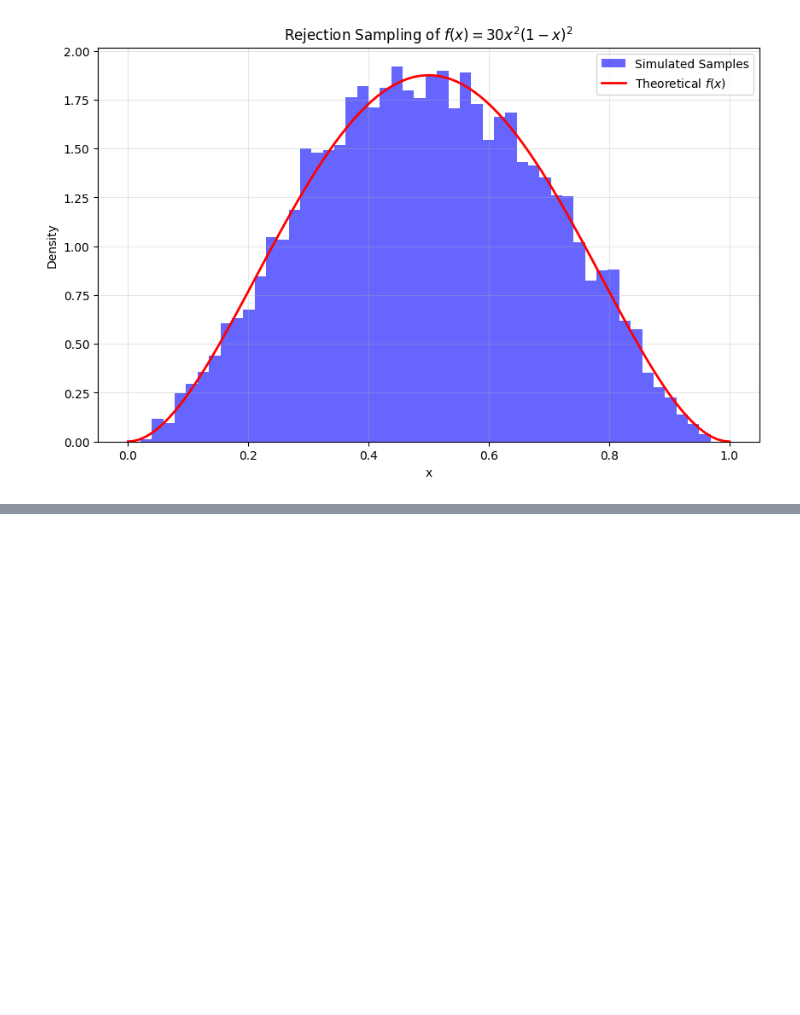
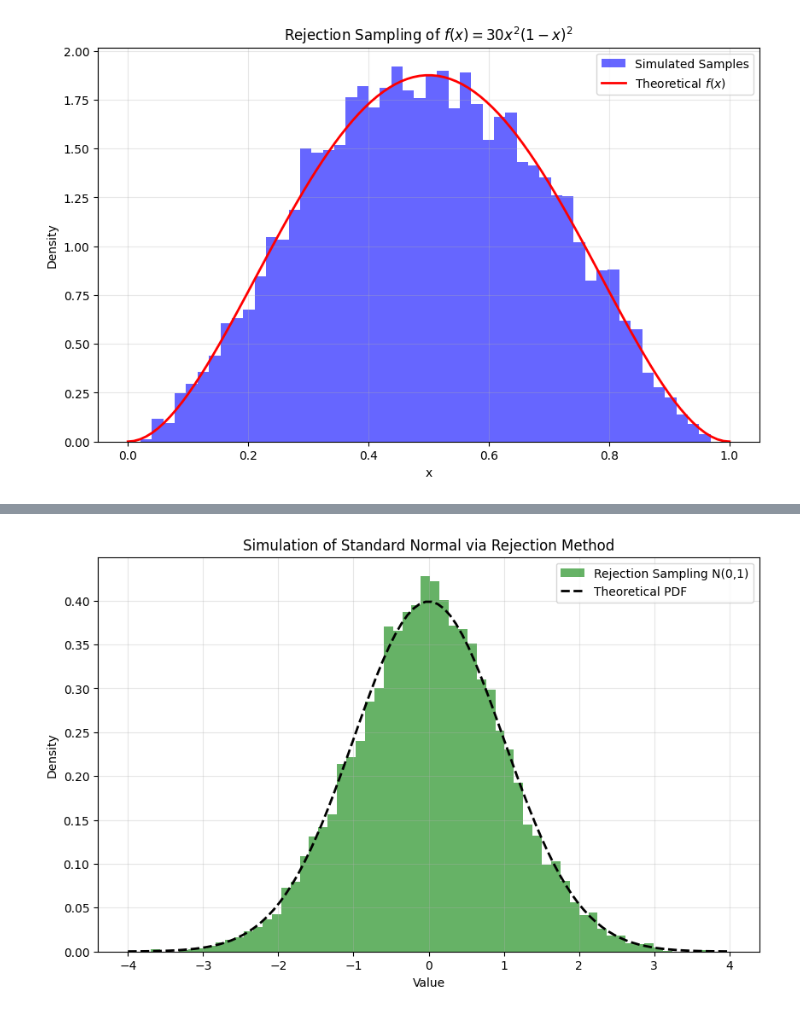
Before and after one commit to sanchitram1/241-project, a Jupyter notebook: main.ipynb, the cells around one changed output, grey strips where cells are left out. Drawn from its saved outputs; the diff is of its cells as text; code cells hidden in the pictures; blank space fills up the shorter version.

```diff
--- a/main.ipynb
+++ b/main.ipynb
@@ -1662,0 +1648,89 @@ The acceptance rate is approximately 53.3%. This is because the rejection method
+# %%
+def simulate_normal_rejection(M):
+    """
+    Simulates Standard Normal N(0,1) via Rejection Sampling of |N|.
+    Proposal Y ~ Exp(1).
+    """
+    z_samples = []
+
+    # We need M samples.
+    # Efficiency is approx 1/c = sqrt(pi/2e) approx 0.76.
+    # So we generate a batch slightly larger than M/0.76 to avoid slow loops
+    batch_size = int(M * 1.5)
+
+    while len(z_samples) < M:
+        # Generate Proposal Y ~ Exp(1)
+        y = np.random.exponential(scale=1.0, size=batch_size)
+
+        # Generate U ~ Uniform[0,1]
+        u = np.random.rand(batch_size)
+
+        # Acceptance Condition: U <= exp(-(y-1)^2 / 2)
+        # Derived from f(y)/(c*g(y))
+        condition = u <= np.exp(-((y - 1) ** 2) / 2)
+
+        accepted = y[condition]
+        z_samples.extend(accepted)
+
+    # Trim to exactly M samples
+    z_samples = np.array(z_samples[:M])
+
+    # Statistics for Z
+    z_mean = np.mean(z_samples)
+    z_var = np.var(z_samples)
+
+    print("Question 3 (Half-Normal Z=|N|)")
+    print(f"Empirical Mean:     {z_mean:.5f} (Theoretical: sqrt(2/pi) ≈ 0.7979)")
+    print(f"Empirical Variance: {z_var:.5f} (Theoretical: 1 - 2/pi ≈ 0.3634)")
+    print("-" * 30)
+
+    # Question 4: Simulate N (Standard Normal)
+    # Generate random signs: V <= 0.5 -> positive, V > 0.5 -> negative
+    v = np.random.rand(M)
+    signs = np.where(v <= 0.5, 1, -1)
+
+    n_samples = z_samples * signs
+
+    # Statistics for N
+    n_mean = np.mean(n_samples)
+    n_var = np.var(n_samples)
+
+    print("\nQuestion 4 (Standard Normal N)")
+    print(f"Empirical Mean:     {n_mean:.5f} (Theoretical: 0.0)")
+    print(f"Empirical Variance: {n_var:.5f} (Theoretical: 1.0)")
+
+    return n_samples
+
+
+# Params
+M_SIMS = 10000
+
+# Simulate
+np.random.seed(242)
+normal_samples = simulate_normal_rejection(M_SIMS)
+
+# Plot (only for Q4)
+plt.figure(figsize=(10, 6))
+
+# Histogram of simulated N
+plt.hist(
+    normal_samples,
+    bins=60,
+    density=True,
+    alpha=0.6,
+    color="green",
+    label="Rejection Sampling N(0,1)",
+)
+
+# Theoretical PDF for N(0,1)
+x = np.linspace(-4, 4, 100)
+pdf = (1 / np.sqrt(2 * np.pi)) * np.exp(-0.5 * x**2)
+plt.plot(x, pdf, "k--", linewidth=2, label="Theoretical PDF")
+
+plt.title("Simulation of Standard Normal via Rejection Method")
+plt.xlabel("Value")
+plt.ylabel("Density")
+plt.legend()
+plt.grid(True, alpha=0.3)
+plt.show()
+# %% [output]
@@ -1662,0 +1745 @@ The acceptance rate is approximately 53.3%. This is because the rejection method
+[figure, added]
```
Also changed, not shown: parts of 38 cells of this notebook, 2 other files.
